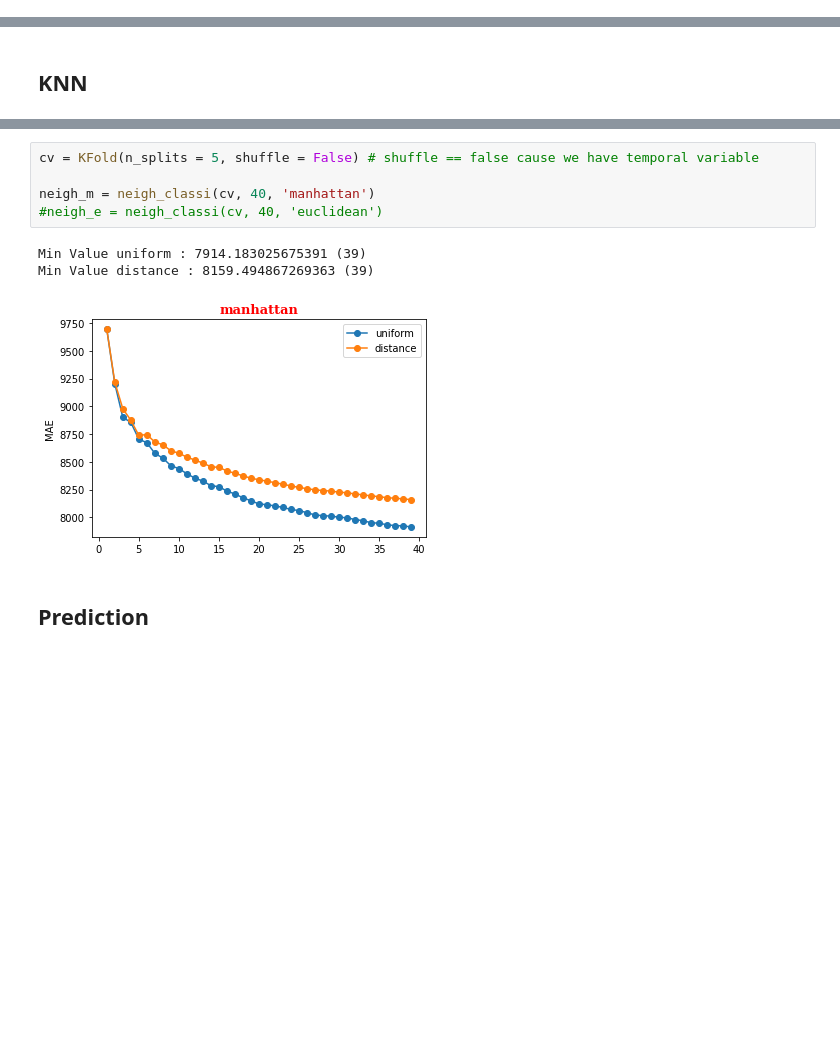
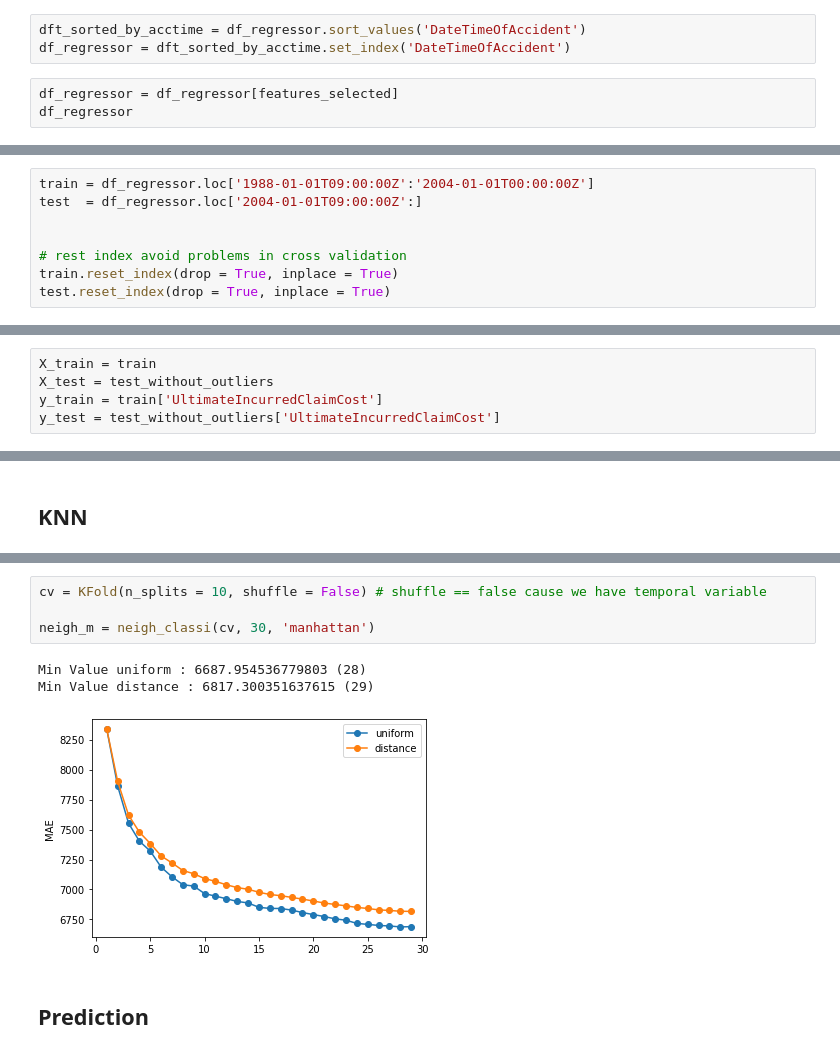
Before and after one commit to MariaBlancoGonzalez/MachineLearningTechniques, a Jupyter notebook: notebooks/SupervisedLearning.ipynb, the cells around one changed output, grey strips where cells are left out. Cells and saved outputs as stored; diff of their text form; blank space fills up the shorter version.

```diff
--- a/notebooks/SupervisedLearning.ipynb
+++ b/notebooks/SupervisedLearning.ipynb
@@ -362,0 +348,6 @@ DateTimeOfAccident                 ...
+# %%
+dft_sorted_by_acctime = df_regressor.sort_values('DateTimeOfAccident')
+df_regressor = dft_sorted_by_acctime.set_index('DateTimeOfAccident')
+# %%
+df_regressor = df_regressor[features_selected]
+df_regressor
@@ -362,0 +369,8 @@ DateTimeOfAccident                 ...
+# %%
+train = df_regressor.loc['1988-01-01T09:00:00Z':'2004-01-01T00:00:00Z']
+test  = df_regressor.loc['2004-01-01T09:00:00Z':]
+
+
+# rest index avoid problems in cross validation
+train.reset_index(drop = True, inplace = True)
+test.reset_index(drop = True, inplace = True)
@@ -362,0 +412,5 @@ DateTimeOfAccident                 ...
+# %%
+X_train = train
+X_test = test_without_outliers
+y_train = train['UltimateIncurredClaimCost']
+y_test = test_without_outliers['UltimateIncurredClaimCost']
@@ -399,14 +456,13 @@ def neigh_classi(cv, iterations, metric = 'minkowski'):
   plt.show()
   return str(np.argmin(total_scores) + 1)
 # %%
-cv = KFold(n_splits = 5, shuffle = False) # shuffle == false cause we have temporal variable
+cv = KFold(n_splits = 10, shuffle = False) # shuffle == false cause we have temporal variable
 
-neigh_m = neigh_classi(cv, 40, 'manhattan')
-#neigh_e = neigh_classi(cv, 40, 'euclidean')
+neigh_m = neigh_classi(cv, 30, 'manhattan')
 # %% [output]
-Min Value uniform : 7914.183025675391 (39)
-Min Value distance : 8159.494867269363 (39)
+Min Value uniform : 6687.954536779803 (28)
+Min Value distance : 6817.300351637615 (29)
-[figure, old version]
+[figure, new version]
 # %% [markdown]
 ## Prediction
 # %% [markdown]
```
Also changed, not shown: parts of 29 cells of this notebook.
